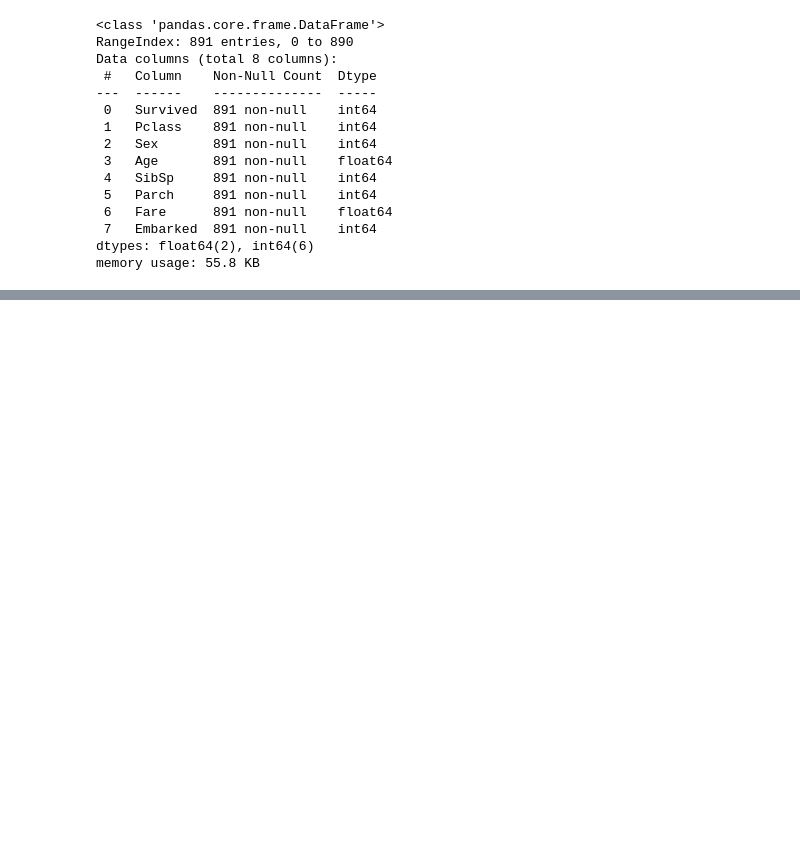
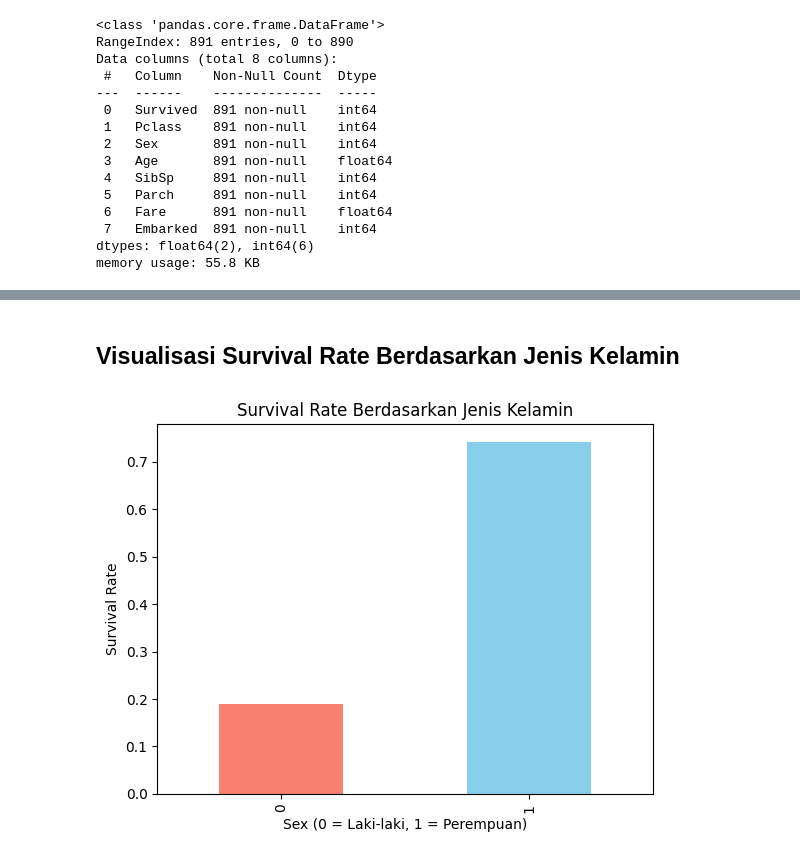
Before and after one commit to r021n/simple-machine-learing, a Jupyter notebook: Titanic_Survival_Prediction.ipynb, the cells around one changed output, grey strips where cells are left out. Drawn from its saved outputs; the diff is of its cells as text; code cells hidden in the pictures; blank space fills up the shorter version.

```diff
--- a/Titanic_Survival_Prediction.ipynb
+++ b/Titanic_Survival_Prediction.ipynb
@@ -148,0 +186,10 @@ memory usage: 55.8 KB
+# %% [markdown]
+## Visualisasi Survival Rate Berdasarkan Jenis Kelamin
+# %%
+df.groupby('Sex')['Survived'].mean().plot(kind='bar', color=['salmon', 'skyblue'])
+plt.title('Survival Rate Berdasarkan Jenis Kelamin')
+plt.xlabel('Sex (0 = Laki-laki, 1 = Perempuan)')
+plt.ylabel('Survival Rate')
+plt.show()
+# %% [output]
+[figure, added]
```
Also changed, not shown: parts of 17 cells of this notebook.
